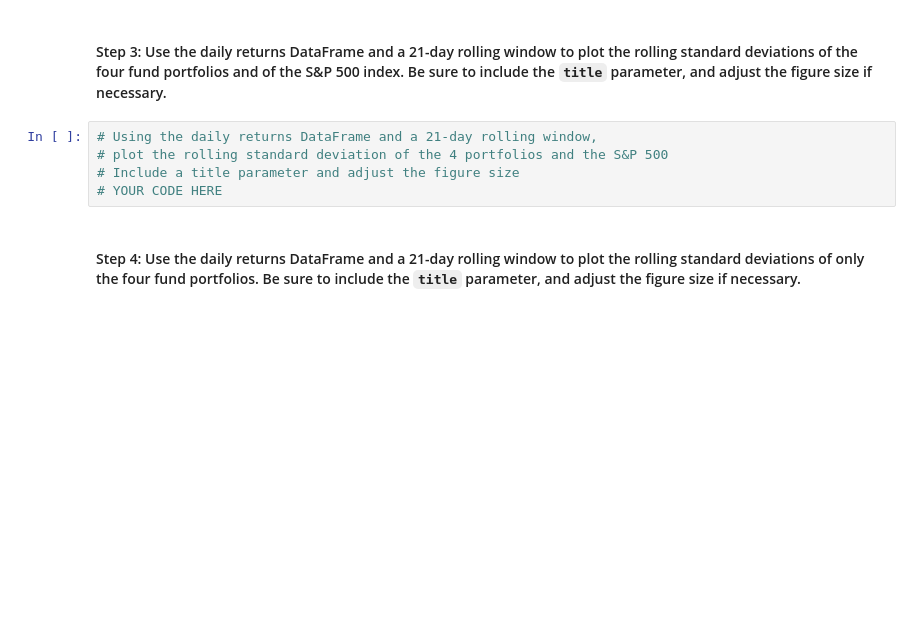
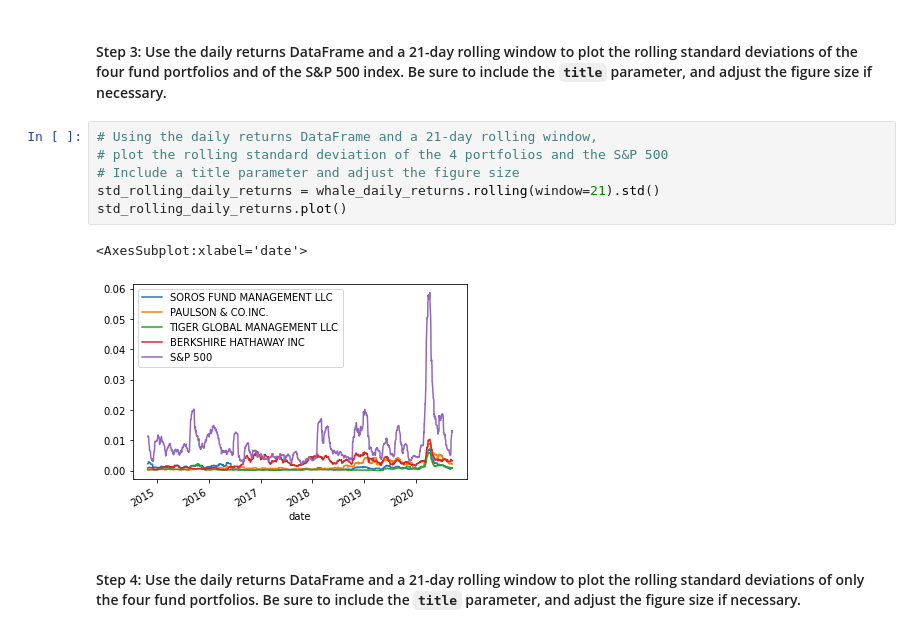
Before and after one commit to QuinnStroube/Portfolio_Analysis, a Jupyter notebook: risk_return_analysis.ipynb, the cells around one changed output. Drawn from its saved outputs; the diff is of its cells as text; blank space fills up the shorter version.

```diff
--- a/risk_return_analysis.ipynb
+++ b/risk_return_analysis.ipynb
@@ -239,8 +256,12 @@ Evaluate the risk profile of each portfolio by using the standard deviation and
 # %%
 # Using the daily returns DataFrame and a 21-day rolling window,
 # plot the rolling standard deviation of the 4 portfolios and the S&P 500
 # Include a title parameter and adjust the figure size
-# YOUR CODE HERE
+std_rolling_daily_returns = whale_daily_returns.rolling(window=21).std()
+std_rolling_daily_returns.plot()
+# %% [output]
+<AxesSubplot:xlabel='date'>
+[figure, added]
 # %% [markdown]
 #### Step 4: Use the daily returns DataFrame and a 21-day rolling window to plot the rolling standard deviations of only the four fund portfolios. Be sure to include the `title` parameter, and adjust the figure size if necessary.
 # %%
```
Also changed, not shown: parts of 3 cells of this notebook.
